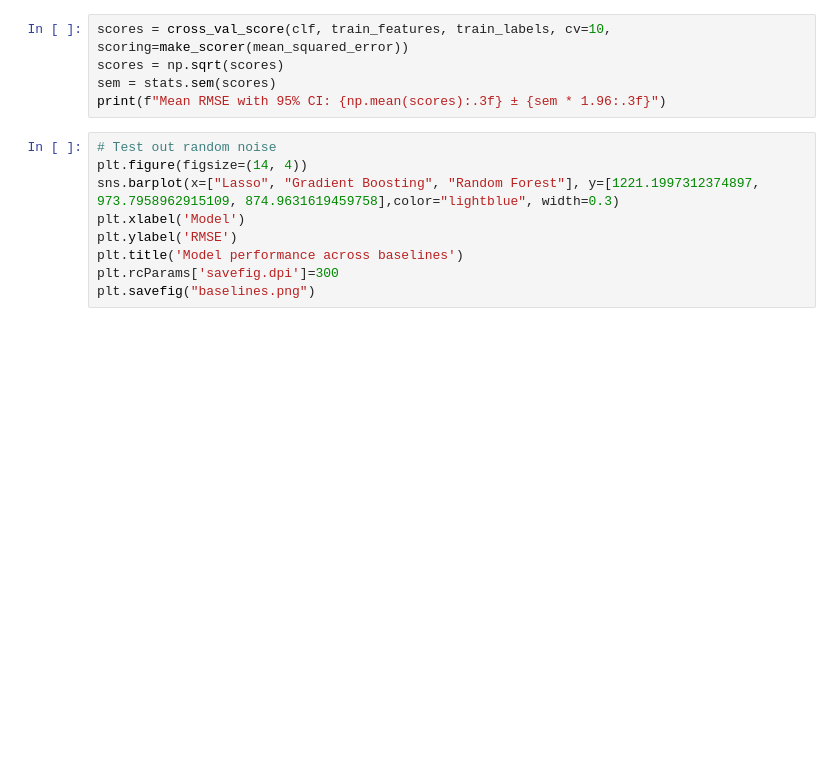
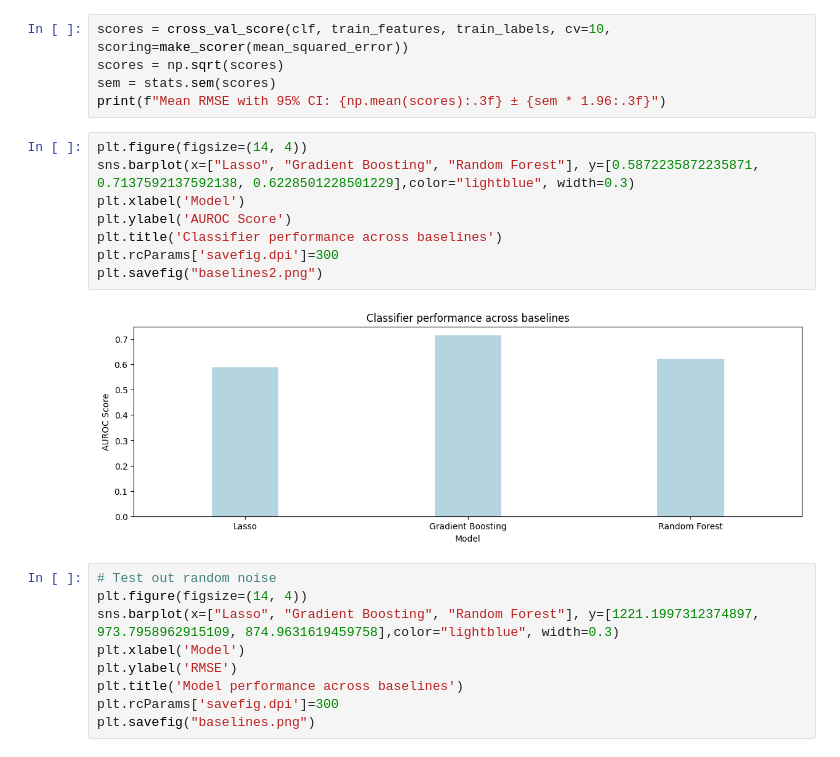
Before and after one commit to SppEric/sweem, a Jupyter notebook: baseline.ipynb, the cells around one changed output. Cells and saved outputs as stored; diff of their text form; blank space fills up the shorter version.

Commit message:
implemented classifiers

```diff
--- a/baseline.ipynb
+++ b/baseline.ipynb
@@ -125,6 +132,16 @@ scores = cross_val_score(clf, train_features, train_labels, cv=10, scoring=make_
 scores = np.sqrt(scores)
 sem = stats.sem(scores)
 print(f"Mean RMSE with 95% CI: {np.mean(scores):.3f} ± {sem * 1.96:.3f}")
+# %%
+plt.figure(figsize=(14, 4))
+sns.barplot(x=["Lasso", "Gradient Boosting", "Random Forest"], y=[0.5872235872235871, 0.7137592137592138, 0.6228501228501229],color="lightblue", width=0.3)
+plt.xlabel('Model')
+plt.ylabel('AUROC Score')
+plt.title('Classifier performance across baselines')
+plt.rcParams['savefig.dpi']=300
+plt.savefig("baselines2.png")
+# %% [output]
+[figure, added]
 # %%
 # Test out random noise
 plt.figure(figsize=(14, 4))
```
Also changed, not shown: parts of 6 cells of this notebook, 1 other file.
